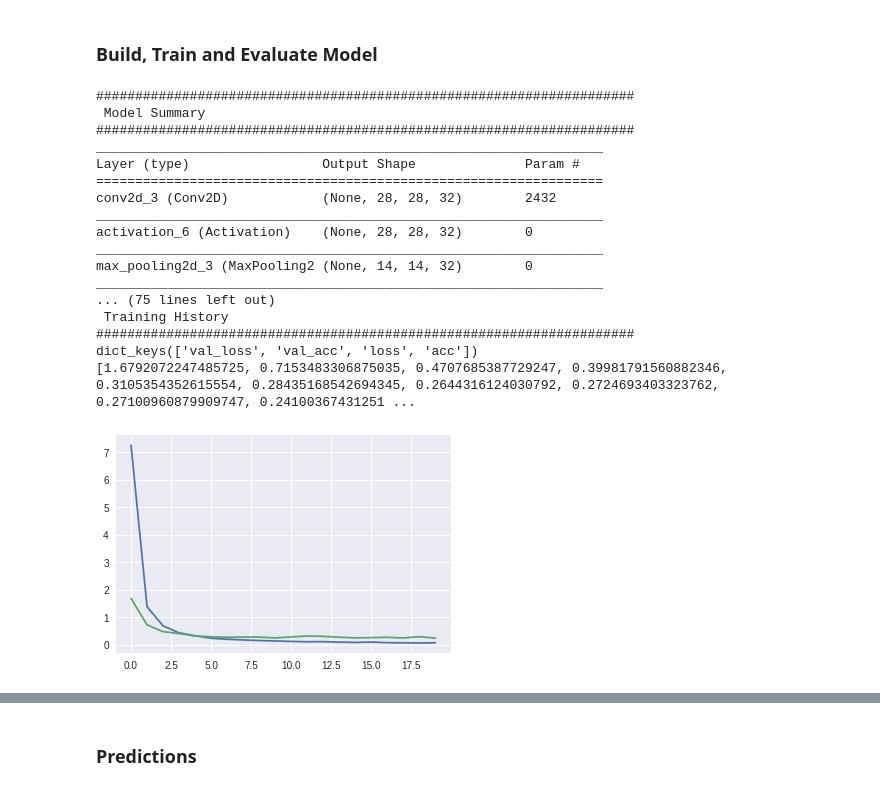
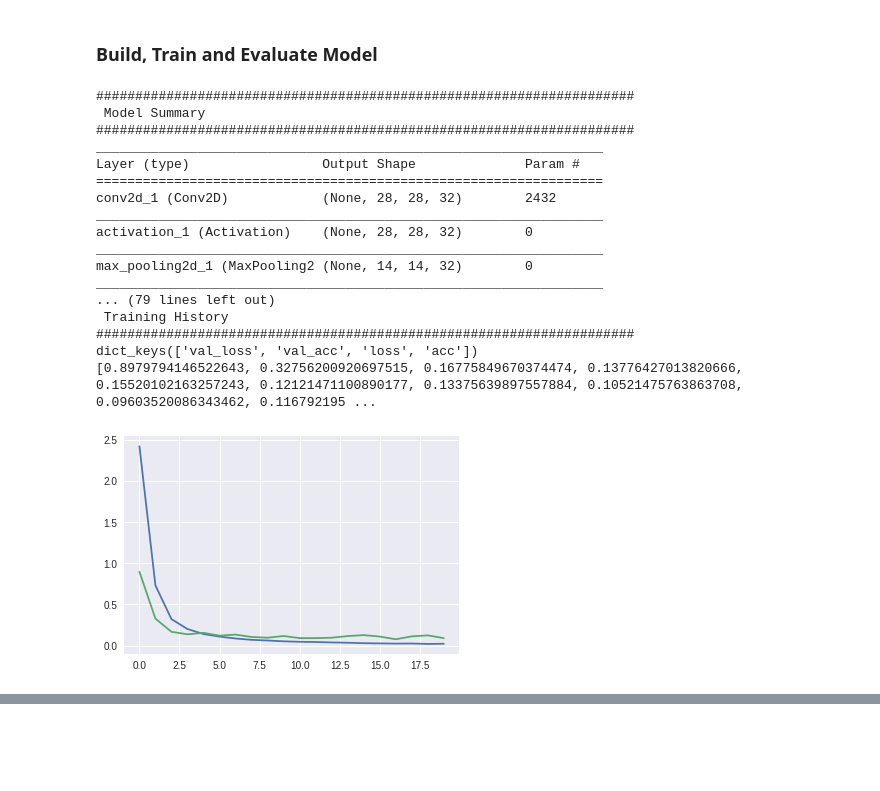
Before and after one commit to kmanicka/CarND-Traffic-Sign-Classifier-Project, a Jupyter notebook: Udacity_Term_1_Traffic_Sign_Classifier.ipynb, the cells around one changed output, grey strips where cells are left out. Drawn from its saved outputs; the diff is of its cells as text; code cells hidden in the pictures; blank space fills up the shorter version.

```diff
--- a/Udacity_Term_1_Traffic_Sign_Classifier.ipynb
+++ b/Udacity_Term_1_Traffic_Sign_Classifier.ipynb
@@ -155,6 +165,7 @@ plt.hist(y_test)
 # %% [markdown]
 ### Build, Train and Evaluate Model
 # %%
+import os.path
 from keras.models import Sequential
 from keras.layers import Input, Dense, Flatten, Dropout, Activation
 from keras.layers import Conv2D, MaxPooling2D
@@ -162,7 +173,7 @@ from keras.losses import categorical_crossentropy
 from keras.optimizers import Adam, Adadelta
 
 
-def LeNet(input_shape,classes, weights_path=None) :
+def LeNet(input_shape,classes, get_softmax=True, weights_path=None) :
 
   model = Sequential()
 
@@ -191,8 +202,17 @@ def LeNet(input_shape,classes, weights_path=None) :
 
   #Layer 5
   model.add(Dense(classes))
-  model.add(Activation("softmax"))
 
+  if get_softmax == True :
+    model.add(Activation("softmax"))
+
+  if weights_path != None :
+    if os.path.isfile(weights_path) :
+      model.load_weights(weights_path)
+
+  model.compile(loss=categorical_crossentropy,
+              optimizer=Adadelta(),
+              metrics=['accuracy'])
 
   return model
 
@@ -207,28 +227,32 @@ print('#####################################################################')
 model.summary()
 
 
-model.compile(loss=categorical_crossentropy,
-              optimizer=Adadelta(),
-              metrics=['accuracy'])
+print()
+print('#####################################################################')
+print(' Training Parameters')
+print('#####################################################################')
+
+batch_size = 256
+epochs = 20
+weights_file = 'weightsv1.h5'
+
+print('batch_size ' + str(batch_size))
+print('epochs ' + str(epochs))
+print('weights_file ' + weights_file)
+
 
 print()
 print('#####################################################################')
 print(' Training Model')
 print('#####################################################################')
 
-
-batch_size = 256
-epochs = 20
-
-print('batch_size ' + str(batch_size))
-print('epochs ' + str(epochs))
-
-history = model.fit(X_train, y_train_one_hot,
+history = model.fit(X_train_normalized, y_train_one_hot,
                 batch_size=batch_size,
                 epochs=epochs,
                 verbose=1,
-                validation_data=(X_valid, y_valid_one_hot))
+                validation_data=(X_valid_normalized, y_valid_one_hot))
 
+model.save_weights(weights_file)
 
 print()
 print('#####################################################################')
@@ -251,40 +275,40 @@ plt.plot(xc, train_loss)
 plt.plot(xc, val_loss)
 plt.show()
 
 
 print()
 print('#####################################################################')
 print(' Evaluating Model')
 print('#####################################################################')
 
 
-score = model.evaluate(X_test, y_test_one_hot, verbose=1)
+score = model.evaluate(X_test_normalized, y_test_one_hot, verbose=1)
 
 
 print()
 print('#####################################################################')
 print('Test loss:', score[0])
 print('Test accuracy:', score[1])
 print('#####################################################################')
 # %% [output]
 #####################################################################
  Model Summary
 #####################################################################
 _________________________________________________________________
 Layer (type)                 Output Shape              Param #
 =================================================================
-conv2d_3 (Conv2D)            (None, 28, 28, 32)        2432
+conv2d_1 (Conv2D)            (None, 28, 28, 32)        2432
 _________________________________________________________________
-activation_6 (Activation)    (None, 28, 28, 32)        0
+activation_1 (Activation)    (None, 28, 28, 32)        0
 _________________________________________________________________
-max_pooling2d_3 (MaxPooling2 (None, 14, 14, 32)        0
+max_pooling2d_1 (MaxPooling2 (None, 14, 14, 32)        0
 _________________________________________________________________
-... (75 lines left out)
+... (79 lines left out)
  Training History
 #####################################################################
 dict_keys(['val_loss', 'val_acc', 'loss', 'acc'])
-[1.6792072247485725, 0.7153483306875035, 0.4707685387729247, 0.39981791560882346, 0.3105354352615554, 0.28435168542694345, 0.2644316124030792, 0.2724693403323762, 0.27100960879909747, 0.24100367431251 ...
+[0.8979794146522643, 0.32756200920697515, 0.16775849670374474, 0.13776427013820666, 0.15520102163257243, 0.12121471100890177, 0.13375639897557884, 0.10521475763863708, 0.09603520086343462, 0.116792195 ...
-[figure, old version]
+[figure, new version]
 #####################################################################
  Evaluating Model
 #####################################################################
@@ -296,3 +320 @@ Test accuracy: 0.9523357086491226
 #####################################################################
-# %% [markdown]
-### Predictions
```
Also changed, not shown: parts of 10 cells of this notebook.
